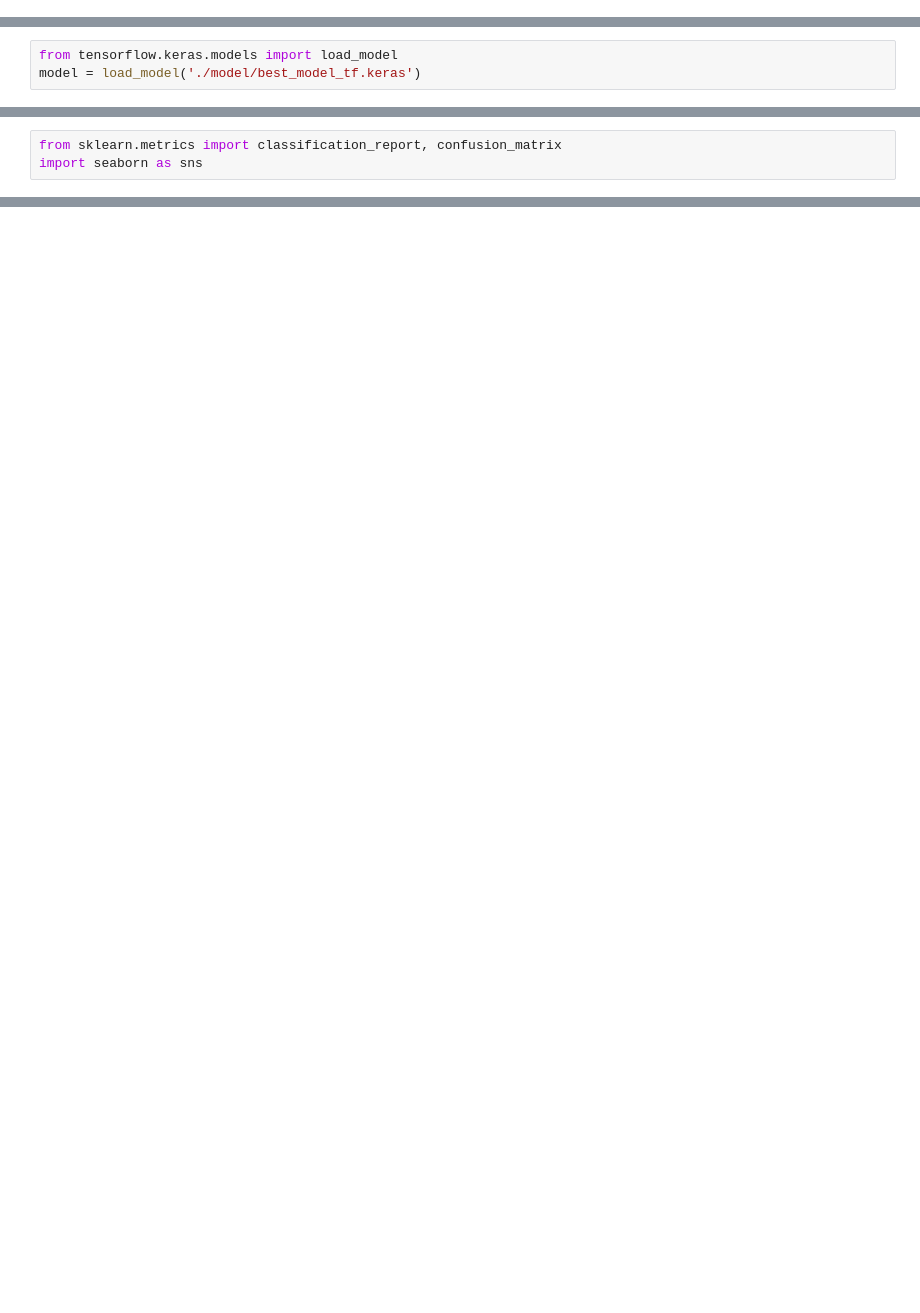
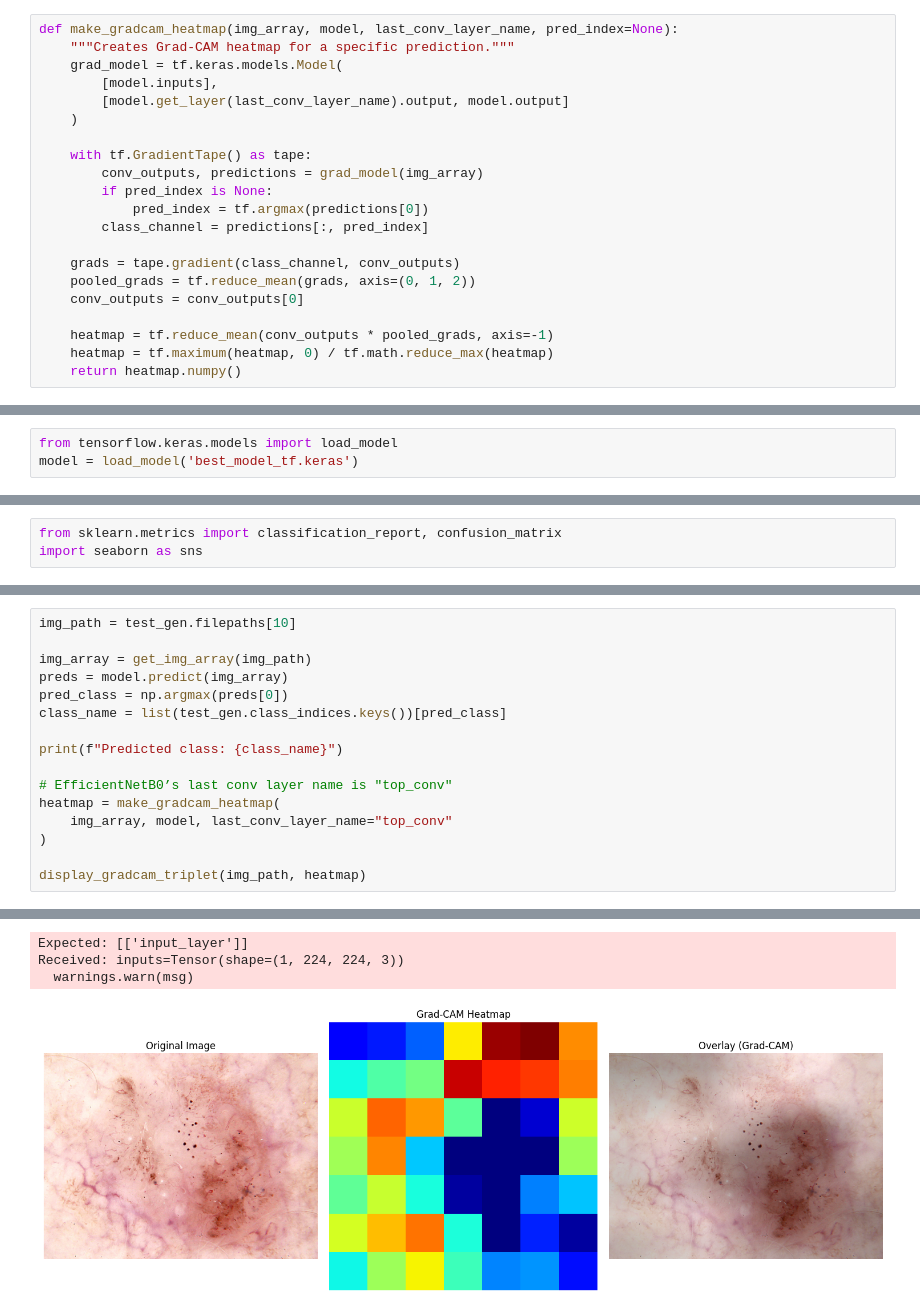
Before and after one commit to ElmWill/skin_disease_classifier, a Jupyter notebook: training/skin_disease_classifier.ipynb, the cells around one changed output, grey strips where cells are left out. Saved outputs shown, nothing was run; the diff lists cells and outputs as text; blank space fills up the shorter version.

```diff
--- a/training/skin_disease_classifier.ipynb
+++ b/training/skin_disease_classifier.ipynb
@@ -217,0 +237,21 @@ import matplotlib.pyplot as plt
+# %%
+def make_gradcam_heatmap(img_array, model, last_conv_layer_name, pred_index=None):
+    """Creates Grad-CAM heatmap for a specific prediction."""
+    grad_model = tf.keras.models.Model(
+        [model.inputs],
+        [model.get_layer(last_conv_layer_name).output, model.output]
+    )
+
+    with tf.GradientTape() as tape:
+        conv_outputs, predictions = grad_model(img_array)
+        if pred_index is None:
+            pred_index = tf.argmax(predictions[0])
+        class_channel = predictions[:, pred_index]
+
+    grads = tape.gradient(class_channel, conv_outputs)
+    pooled_grads = tf.reduce_mean(grads, axis=(0, 1, 2))
+    conv_outputs = conv_outputs[0]
+
+    heatmap = tf.reduce_mean(conv_outputs * pooled_grads, axis=-1)
+    heatmap = tf.maximum(heatmap, 0) / tf.math.reduce_max(heatmap)
+    return heatmap.numpy()
@@ -287,6 +360,6 @@ plt.show()
 # %%
 from tensorflow.keras.models import load_model
-model = load_model('./model/best_model_tf.keras')
+model = load_model('best_model_tf.keras')
 # %%
 test_loss, test_acc = model.evaluate(test_gen, verbose=1)
 print(f'Test Acc: {test_acc*100:.2f}%')
@@ -319,0 +393,17 @@ weighted avg       0.88      0.87      0.87       944
+# %%
+img_path = test_gen.filepaths[10]
+
+img_array = get_img_array(img_path)
+preds = model.predict(img_array)
+pred_class = np.argmax(preds[0])
+class_name = list(test_gen.class_indices.keys())[pred_class]
+
+print(f"Predicted class: {class_name}")
+
+# EfficientNetB0’s last conv layer name is "top_conv"
+heatmap = make_gradcam_heatmap(
+    img_array, model, last_conv_layer_name="top_conv"
+)
+
+display_gradcam_triplet(img_path, heatmap)
+# %% [output]
@@ -320,3 +412,7 @@ weighted avg       0.88      0.87      0.87       944
+Expected: [['input_layer']]
+Received: inputs=Tensor(shape=(1, 224, 224, 3))
+  warnings.warn(msg)
+[figure, added]
 # %%
 cm = confusion_matrix(y_true, y_pred)
 plt.figure(figsize=(10,10))
```
Also changed, not shown: parts of 13 cells of this notebook.
